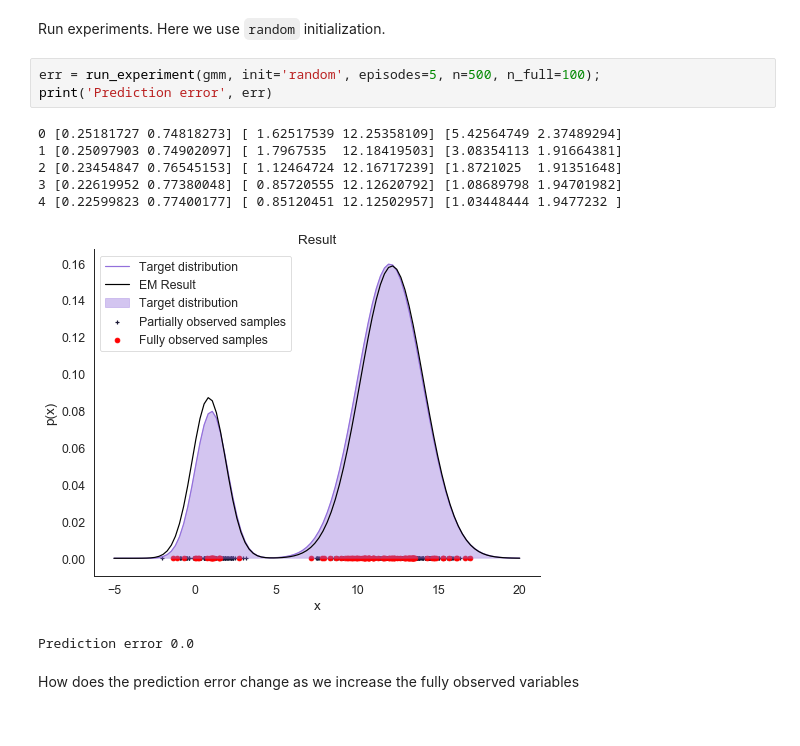
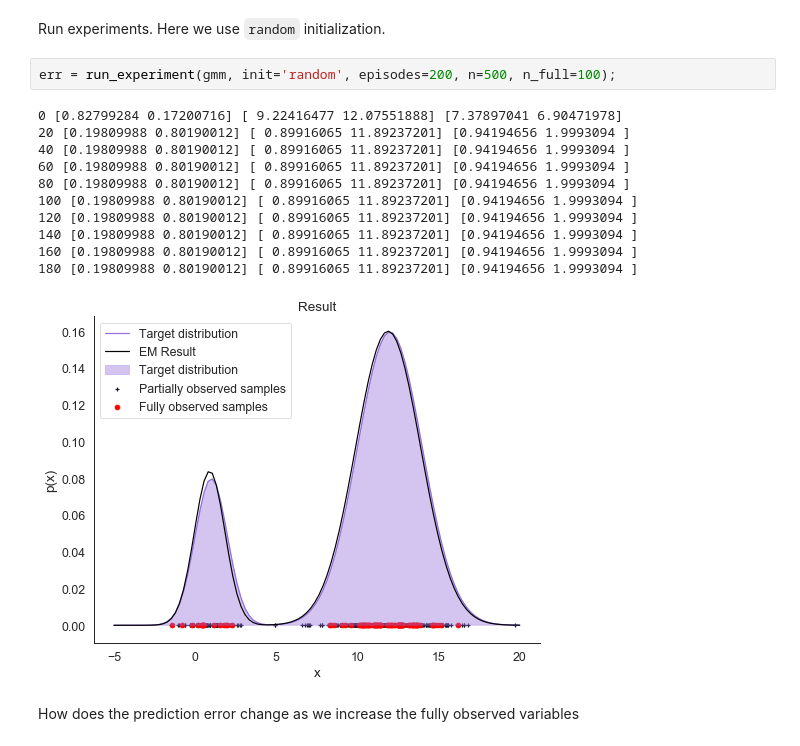
Before and after one commit to cheind/semi-supervised-em, a Jupyter notebook: semi-supervised-em.ipynb, the cells around one changed output. Saved outputs shown, nothing was run; the diff lists cells and outputs as text.

```diff
--- a/semi-supervised-em.ipynb
+++ b/semi-supervised-em.ipynb
@@ -149,16 +149,19 @@ def run_experiments(gmm, nexp, **run_experiment_kwargs):
 # %% [markdown]
 Run experiments. Here we use `random` initialization.
 # %%
-err = run_experiment(gmm, init='random', episodes=5, n=500, n_full=100);
-print('Prediction error', err)
+err = run_experiment(gmm, init='random', episodes=200, n=500, n_full=100);
 # %% [output]
-0 [0.25181727 0.74818273] [ 1.62517539 12.25358109] [5.42564749 2.37489294]
-1 [0.25097903 0.74902097] [ 1.7967535  12.18419503] [3.08354113 1.91664381]
-2 [0.23454847 0.76545153] [ 1.12464724 12.16717239] [1.8721025  1.91351648]
-3 [0.22619952 0.77380048] [ 0.85720555 12.12620792] [1.08689798 1.94701982]
-4 [0.22599823 0.77400177] [ 0.85120451 12.12502957] [1.03448444 1.9477232 ]
+0 [0.82799284 0.17200716] [ 9.22416477 12.07551888] [7.37897041 6.90471978]
+20 [0.19809988 0.80190012] [ 0.89916065 11.89237201] [0.94194656 1.9993094 ]
+40 [0.19809988 0.80190012] [ 0.89916065 11.89237201] [0.94194656 1.9993094 ]
+60 [0.19809988 0.80190012] [ 0.89916065 11.89237201] [0.94194656 1.9993094 ]
+80 [0.19809988 0.80190012] [ 0.89916065 11.89237201] [0.94194656 1.9993094 ]
+100 [0.19809988 0.80190012] [ 0.89916065 11.89237201] [0.94194656 1.9993094 ]
+120 [0.19809988 0.80190012] [ 0.89916065 11.89237201] [0.94194656 1.9993094 ]
+140 [0.19809988 0.80190012] [ 0.89916065 11.89237201] [0.94194656 1.9993094 ]
+160 [0.19809988 0.80190012] [ 0.89916065 11.89237201] [0.94194656 1.9993094 ]
+180 [0.19809988 0.80190012] [ 0.89916065 11.89237201] [0.94194656 1.9993094 ]
-[figure, old version]
+[figure, new version]
-Prediction error 0.0
 # %% [markdown]
 How does the prediction error change as we increase the fully observed variables
 # %%
```
